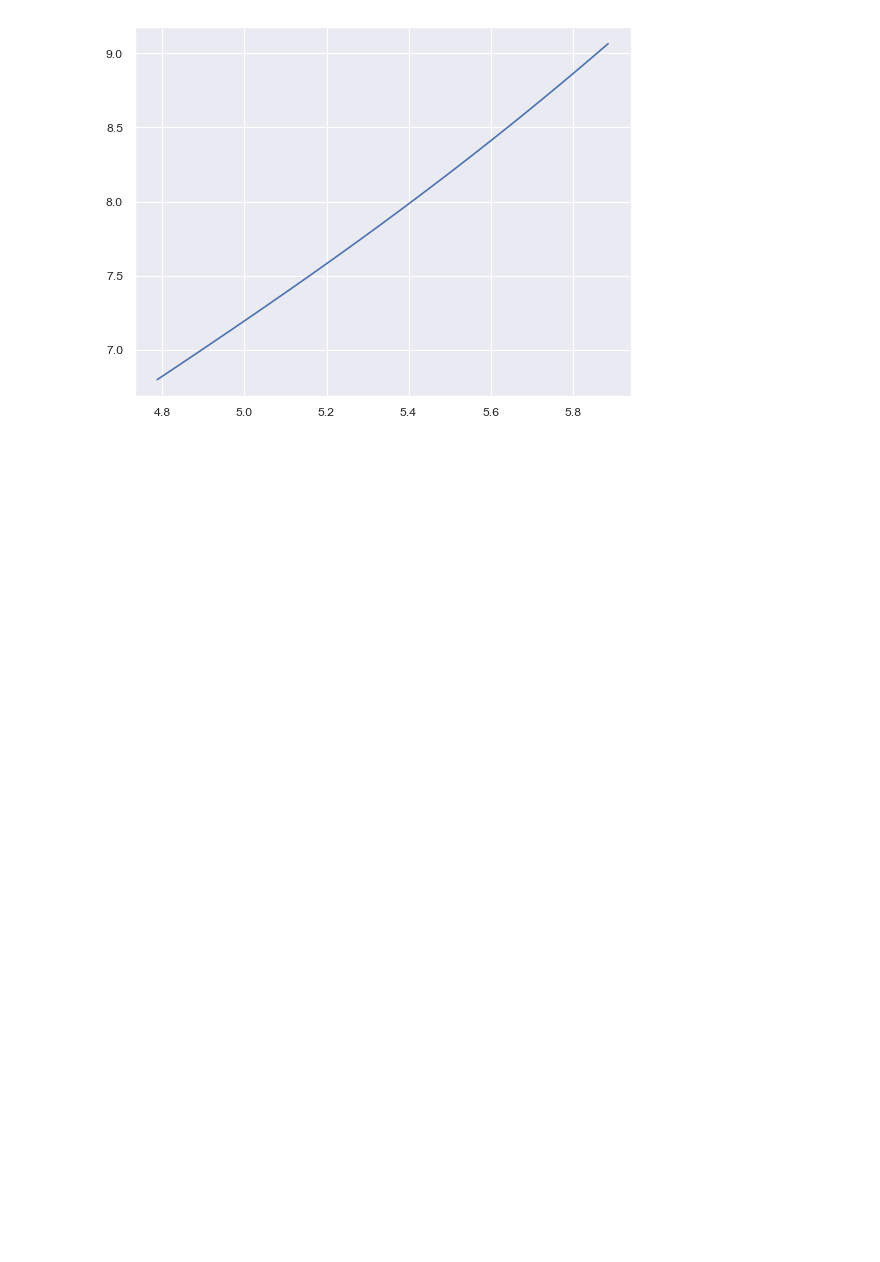
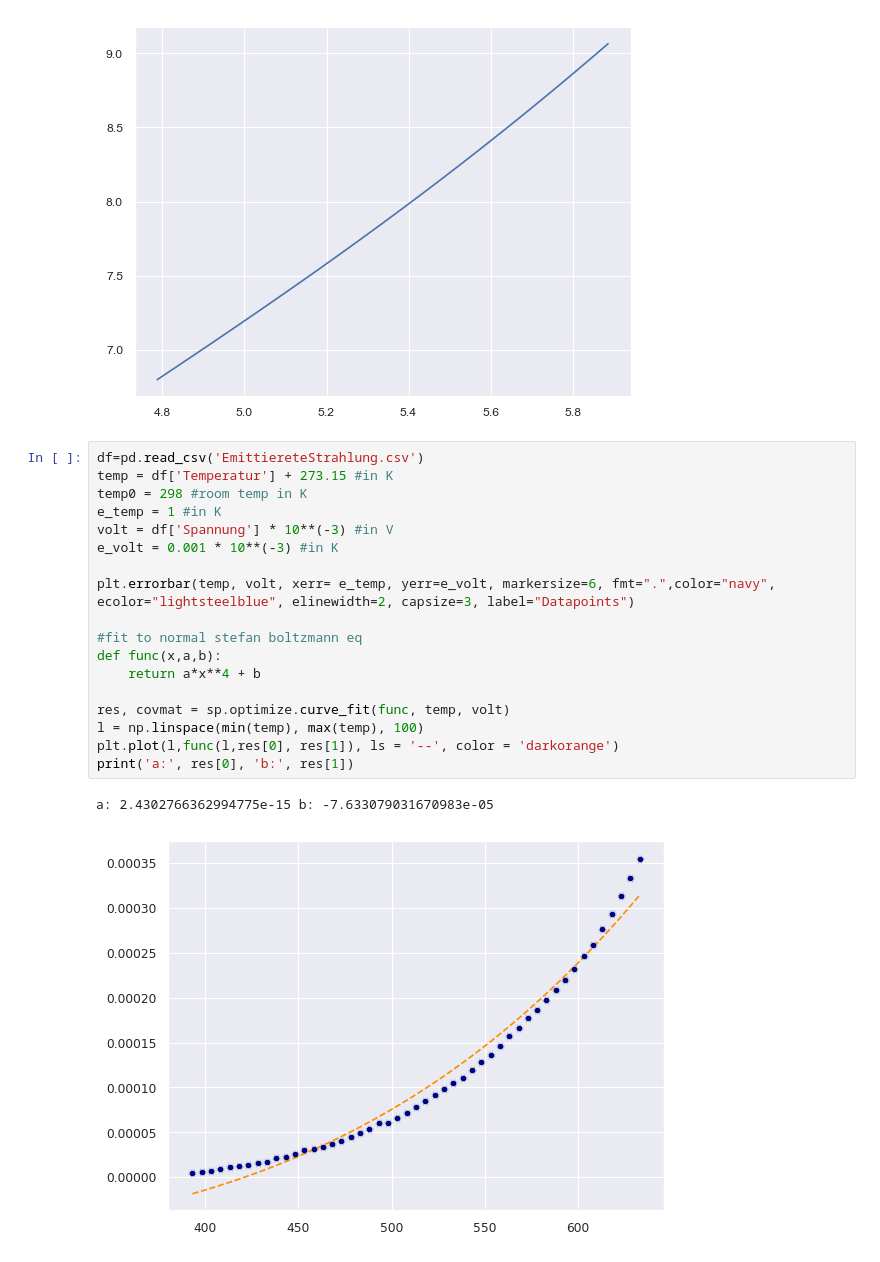
Before and after one commit to KemalOenen/Grundpraktikum2_Gruppe1_SS23, a Jupyter notebook: Versuch10/SchwarzerStrahler.ipynb, the cells around one changed output. Drawn from its saved outputs; the diff is of its cells as text; blank space fills up the shorter version.

Commit message:
first draft for all volt plots, attempt for energy

```diff
--- a/Versuch10/SchwarzerStrahler.ipynb
+++ b/Versuch10/SchwarzerStrahler.ipynb
@@ -78,3 +82,24 @@ plt.plot(x_values, y_values)
 plt.show()
 # %% [output]
 [figure]
+# %%
+df=pd.read_csv('EmittiereteStrahlung.csv')
+temp = df['Temperatur'] + 273.15 #in K
+temp0 = 298 #room temp in K
+e_temp = 1 #in K
+volt = df['Spannung'] * 10**(-3) #in V
+e_volt = 0.001 * 10**(-3) #in K
+
+plt.errorbar(temp, volt, xerr= e_temp, yerr=e_volt, markersize=6, fmt=".",color="navy", ecolor="lightsteelblue", elinewidth=2, capsize=3, label="Datapoints")
+
+#fit to normal stefan boltzmann eq
+def func(x,a,b):
+    return a*x**4 + b
+
+res, covmat = sp.optimize.curve_fit(func, temp, volt)
+l = np.linspace(min(temp), max(temp), 100)
+plt.plot(l,func(l,res[0], res[1]), ls = '--', color = 'darkorange')
+print('a:', res[0], 'b:', res[1])
+# %% [output]
+a: 2.4302766362994775e-15 b: -7.633079031670983e-05
+[figure, added]
```
Also changed, not shown: parts of 9 cells of this notebook, 1 other file.
